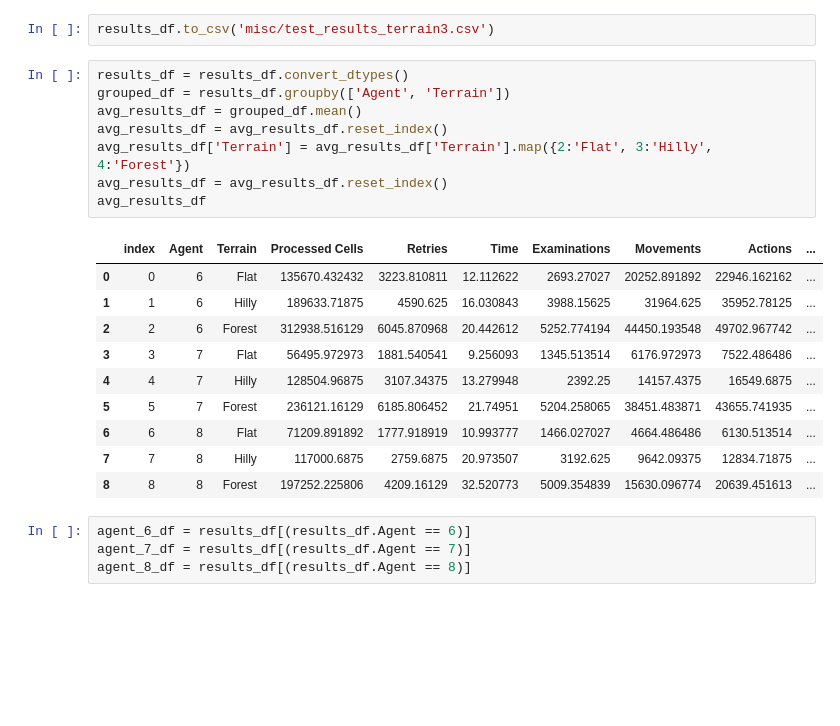
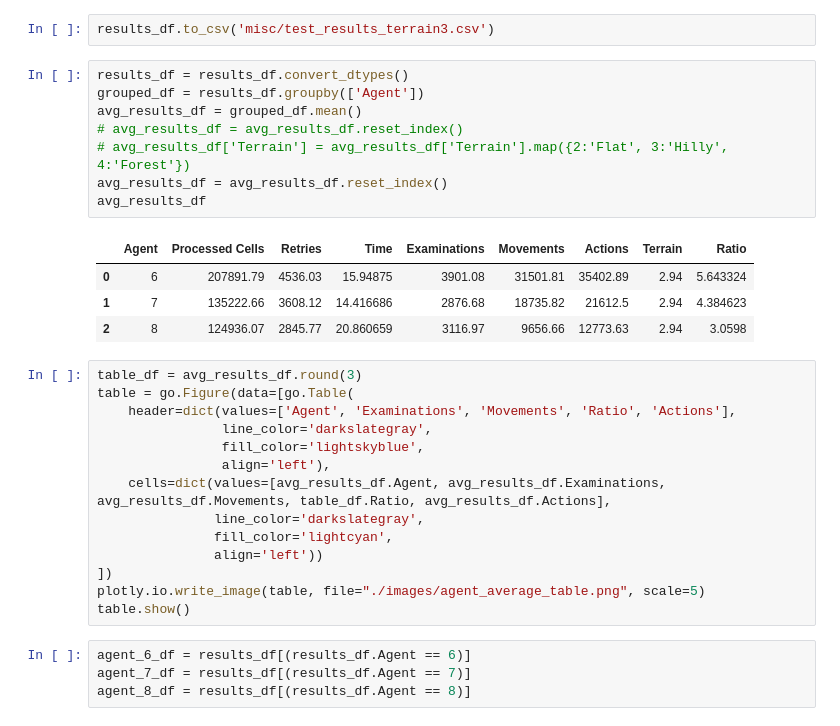
Before and after one commit to advil64/probabilistic-sensing, a Jupyter notebook: test.ipynb, the cells around one changed output. Drawn from its saved outputs; the diff is of its cells as text; blank space fills up the shorter version.

Commit message:
added table image

```diff
--- a/test.ipynb
+++ b/test.ipynb
@@ -47,23 +48,31 @@ results_df.head()
 results_df.to_csv('misc/test_results_terrain3.csv')
 # %%
 results_df = results_df.convert_dtypes()
-grouped_df = results_df.groupby(['Agent', 'Terrain'])
+grouped_df = results_df.groupby(['Agent'])
 avg_results_df = grouped_df.mean()
-avg_results_df = avg_results_df.reset_index()
-avg_results_df['Terrain'] = avg_results_df['Terrain'].map({2:'Flat', 3:'Hilly', 4:'Forest'})
+# avg_results_df = avg_results_df.reset_index()
+# avg_results_df['Terrain'] = avg_results_df['Terrain'].map({2:'Flat', 3:'Hilly', 4:'Forest'})
 avg_results_df = avg_results_df.reset_index()
 avg_results_df
 # %% [output]
-|  | index | Agent | Terrain | Processed Cells | Retries | Time | Examinations | Movements | Actions | ... |
-| 0 | 0 | 6 | Flat | 135670.432432 | 3223.810811 | 12.112622 | 2693.27027 | 20252.891892 | 22946.162162 | ... |
-| 1 | 1 | 6 | Hilly | 189633.71875 | 4590.625 | 16.030843 | 3988.15625 | 31964.625 | 35952.78125 | ... |
-| 2 | 2 | 6 | Forest | 312938.516129 | 6045.870968 | 20.442612 | 5252.774194 | 44450.193548 | 49702.967742 | ... |
-| 3 | 3 | 7 | Flat | 56495.972973 | 1881.540541 | 9.256093 | 1345.513514 | 6176.972973 | 7522.486486 | ... |
-| 4 | 4 | 7 | Hilly | 128504.96875 | 3107.34375 | 13.279948 | 2392.25 | 14157.4375 | 16549.6875 | ... |
-| 5 | 5 | 7 | Forest | 236121.16129 | 6185.806452 | 21.74951 | 5204.258065 | 38451.483871 | 43655.741935 | ... |
-| 6 | 6 | 8 | Flat | 71209.891892 | 1777.918919 | 10.993777 | 1466.027027 | 4664.486486 | 6130.513514 | ... |
-| 7 | 7 | 8 | Hilly | 117000.6875 | 2759.6875 | 20.973507 | 3192.625 | 9642.09375 | 12834.71875 | ... |
-| 8 | 8 | 8 | Forest | 197252.225806 | 4209.16129 | 32.520773 | 5009.354839 | 15630.096774 | 20639.451613 | ... |
+|  | Agent | Processed Cells | Retries | Time | Examinations | Movements | Actions | Terrain | Ratio |
+| 0 | 6 | 207891.79 | 4536.03 | 15.94875 | 3901.08 | 31501.81 | 35402.89 | 2.94 | 5.643324 |
+| 1 | 7 | 135222.66 | 3608.12 | 14.416686 | 2876.68 | 18735.82 | 21612.5 | 2.94 | 4.384623 |
+| 2 | 8 | 124936.07 | 2845.77 | 20.860659 | 3116.97 | 9656.66 | 12773.63 | 2.94 | 3.0598 |
+# %%
+table_df = avg_results_df.round(3)
+table = go.Figure(data=[go.Table(
+    header=dict(values=['Agent', 'Examinations', 'Movements', 'Ratio', 'Actions'],
+                line_color='darkslategray',
+                fill_color='lightskyblue',
+                align='left'),
+    cells=dict(values=[avg_results_df.Agent, avg_results_df.Examinations, avg_results_df.Movements, table_df.Ratio, avg_results_df.Actions],
+               line_color='darkslategray',
+               fill_color='lightcyan',
+               align='left'))
+])
+plotly.io.write_image(table, file="./images/agent_average_table.png", scale=5)
+table.show()
 # %%
 agent_6_df = results_df[(results_df.Agent == 6)]
 agent_7_df = results_df[(results_df.Agent == 7)]
```
Also changed, not shown: parts of 1 cell of this notebook, 1 other file.
